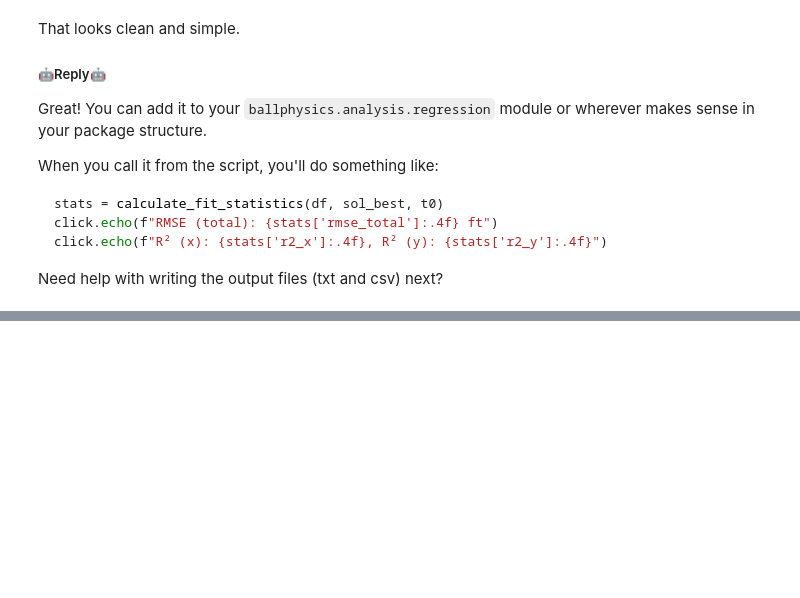
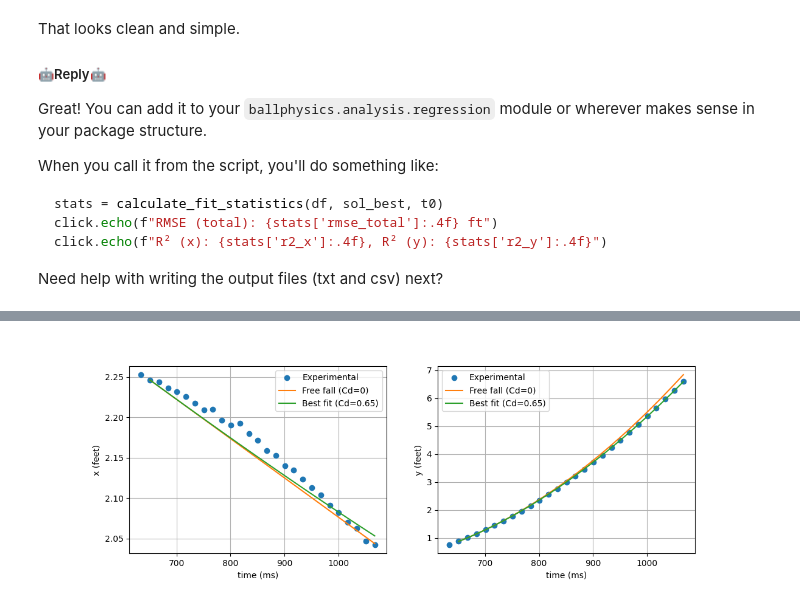
Before and after one commit to fm75/pickleball-data-analysis, a Jupyter notebook: notebooks/coeff-of-drag-compute.ipynb, the cells around one changed output, grey strips where cells are left out. Saved outputs shown, nothing was run; the diff lists cells and outputs as text; code cells hidden in the pictures; blank space fills up the shorter version.

```diff
--- a/notebooks/coeff-of-drag-compute.ipynb
+++ b/notebooks/coeff-of-drag-compute.ipynb
@@ -1505,0 +1673,5 @@ Need help with writing the output files (txt and csv) next?
+# %%
+from IPython.display import Image, display
+display(Image('../data/trajectory_fit_1.png'))
+# %% [output]
+[figure, added]
```
Also changed, not shown: parts of 18 cells of this notebook, 3 other files.
